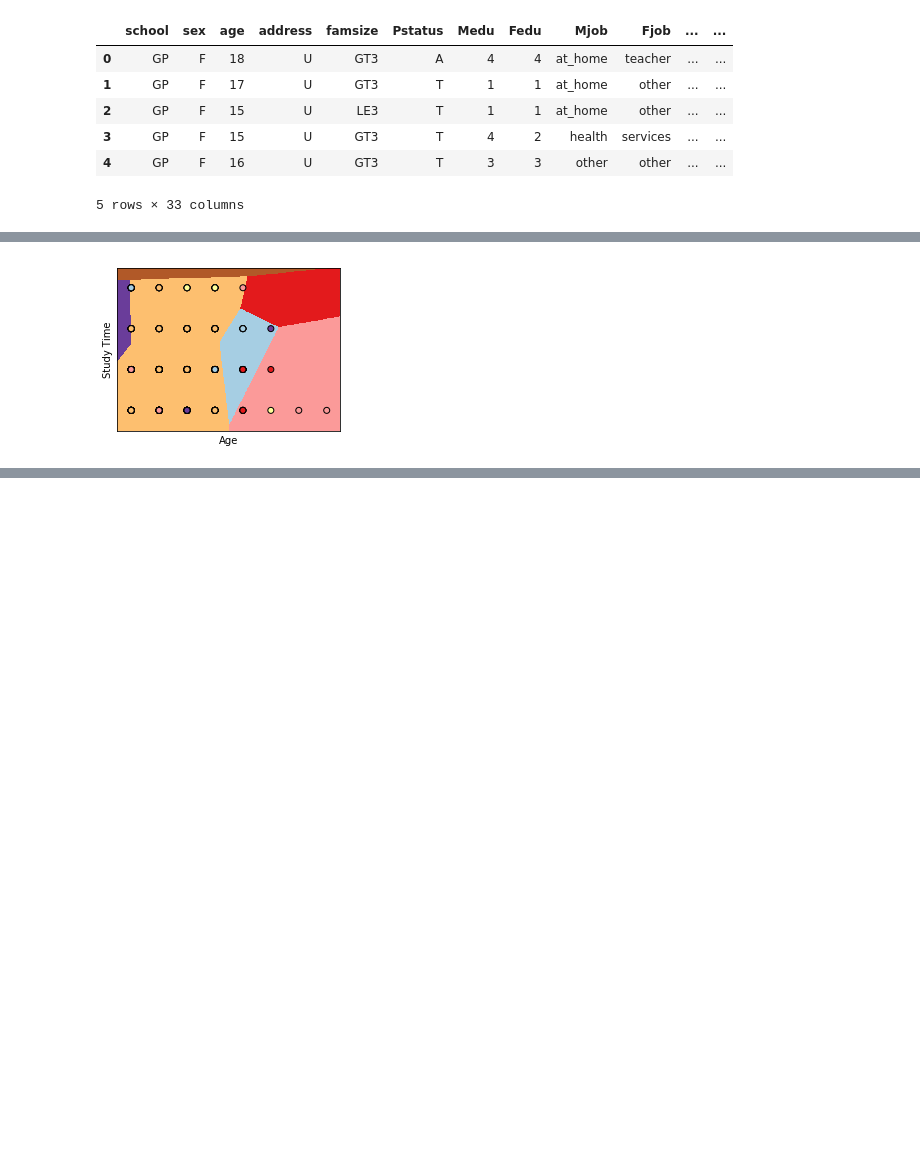
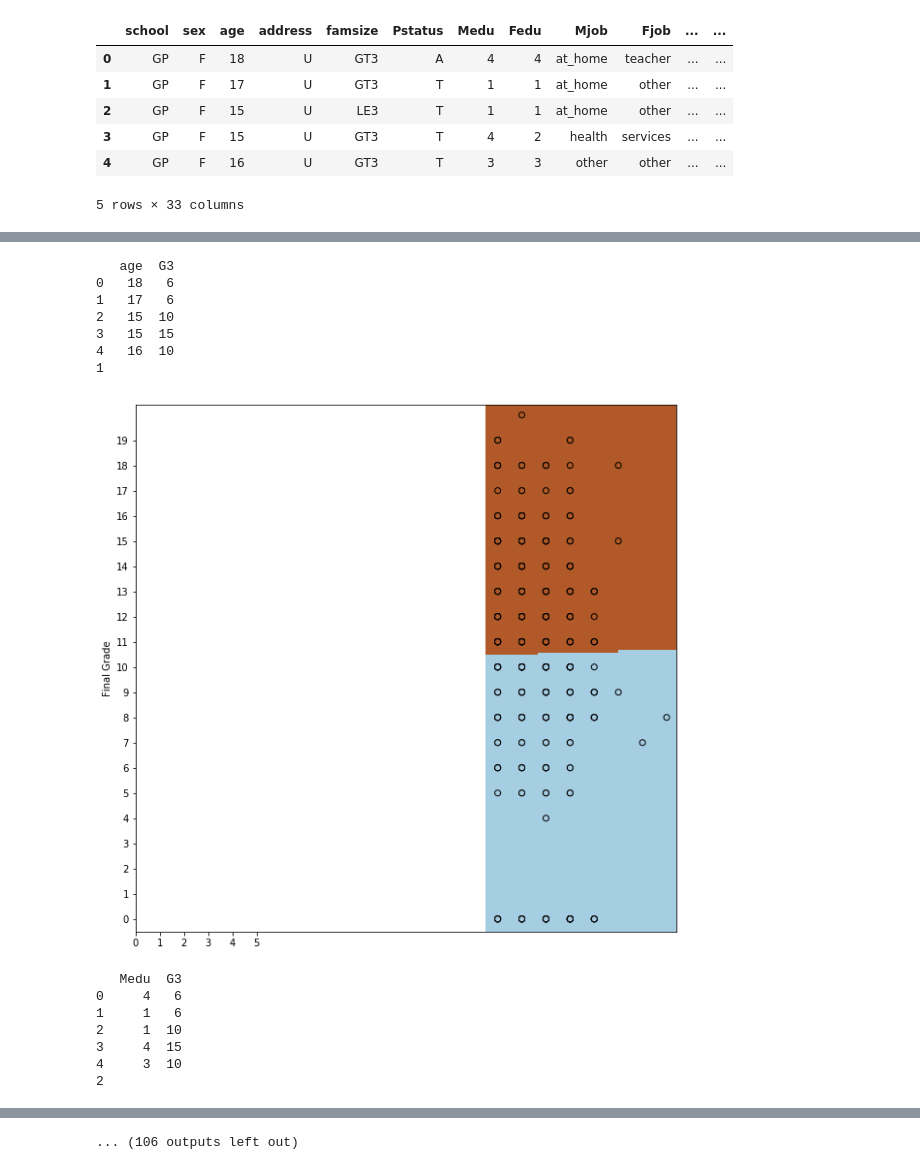
Before and after one commit to silvercam15/Data-Science---Exploring-the-Influence-of-Social-Life-on-Academics, a Jupyter notebook: Data Science Project.ipynb, the cells around one changed output, grey strips where cells are left out. Drawn from its saved outputs; the diff is of its cells as text; code cells hidden in the pictures; blank space fills up the shorter version.

Commit message:
Fixed Logistic Regression

```diff
--- a/Data Science Project.ipynb
+++ b/Data Science Project.ipynb
@@ -92,38 +200,59 @@ print(X_math.head())
 # %%
-X_math = math_data.iloc[:, :-1]  # features
-Y_math = math_data.iloc[:, -1]  # class
-h = 0.01
+from pylab import *
 
-X_math = pd.get_dummies(X_math)
-X_math = X_math.iloc[:, [0,4]] #create classifier using age and study time
+h = 0.1
+bins = pd.cut(Y_math, 2, labels=False) #bin the final grade data into 2 bins
+count = 1
+# iterates through all features
+for i in range(59):
+    X_math = math_data.iloc[:, :]  # features
+    Y_math = math_data.iloc[:, -1]  # class
+    X_math = pd.get_dummies(X_math)
+    X_math = X_math.iloc[:, [i,15]] #create classifier using age and study time
+    print(X_math.head())
 
-logreg = linear_model.LogisticRegression(C=1e5)
-logreg.fit(X_math, Y_math)
+    logreg = linear_model.LogisticRegression(C=1e5)
+    logreg.fit(X_math, bins)
+    print(count)
+    # Plot the decision boundary. For that, we will assign a color to each
+    # point in the mesh [x_min, x_max]x[y_min, y_max].
+    x_min, x_max = X_math.iloc[:, 0].min() - .5, X_math.iloc[:, 0].max() + .5
+    y_min, y_max = X_math.iloc[:, 1].min() - .5, X_math.iloc[:, 1].max() + .5
+    xx, yy = np.meshgrid(np.arange(x_min, x_max, h), np.arange(y_min, y_max, h))
+    Z = logreg.predict(np.c_[xx.ravel(), yy.ravel()])
+    #y_pred = logreg.predict(X_math.iloc[:, 0:1])
 
-# Plot the decision boundary. For that, we will assign a color to each
-# point in the mesh [x_min, x_max]x[y_min, y_max].
-x_min, x_max = X_math.iloc[:, 0].min() - .5, X_math.iloc[:, 0].max() + .5
-y_min, y_max = X_math.iloc[:, 1].min() - .5, X_math.iloc[:, 1].max() + .5
-xx, yy = np.meshgrid(np.arange(x_min, x_max, h), np.arange(y_min, y_max, h))
-Z = logreg.predict(np.c_[xx.ravel(), yy.ravel()])
-#y_pred = logreg.predict(X_math.iloc[:, 0:1])
+    # Put the result into a color plot
+    Z = Z.reshape(xx.shape)
+    plt.figure(1, figsize=(10, 10))
+    plt.pcolormesh(xx, yy, Z, cmap=plt.cm.Paired)
 
-# Put the result into a color plot
-Z = Z.reshape(xx.shape)
-plt.figure(1, figsize=(4, 3))
-plt.pcolormesh(xx, yy, Z, cmap=plt.cm.Paired)
+    # Plot also the training points
+    plt.scatter(X_math.iloc[:, 0], X_math.iloc[:, 1], c=bins, edgecolors='k', cmap=plt.cm.Paired)
+    plt.xlabel("")
+    plt.ylabel('Final Grade')
 
-# Plot also the training points
-plt.scatter(X_math.iloc[:, 0], X_math.iloc[:, 1], c=Y_math, edgecolors='k', cmap=plt.cm.Paired)
-plt.xlabel('Age')
-plt.ylabel('Study Time')
+    plt.xlim(xx.min(), xx.max())
+    plt.ylim(yy.min(), yy.max())
 
-plt.xlim(xx.min(), xx.max())
-plt.ylim(yy.min(), yy.max())
+    plt.xticks((arange(6) ))
+    plt.yticks(( arange(20)))
 
-plt.xticks(())
-plt.yticks(())
-
-plt.show()
+    plt.show()
+    count = count + 1
 # %% [output]
+   age  G3
+0   18   6
+1   17   6
+2   15  10
+3   15  15
+4   16  10
+1
-[figure, old version]
+[figure, new version]
+   Medu  G3
+0     4   6
+1     1   6
+2     1  10
+3     4  15
+4     3  10
+2
@@ -129,0 +292 @@ plt.show()
+... (106 outputs left out)
```
Also changed, not shown: parts of 37 cells of this notebook.
